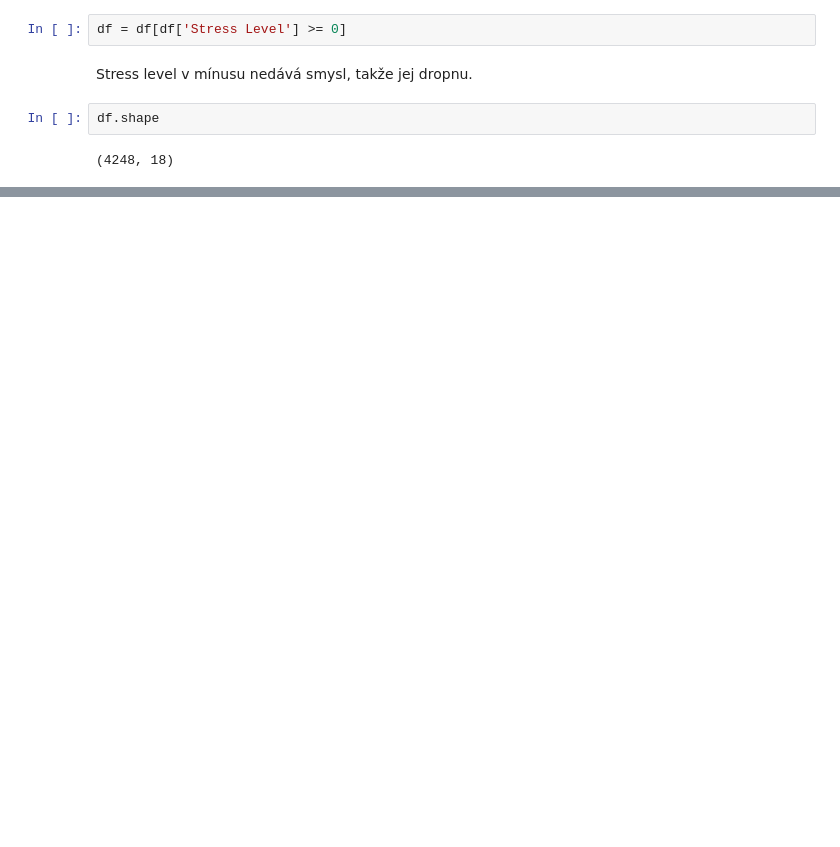
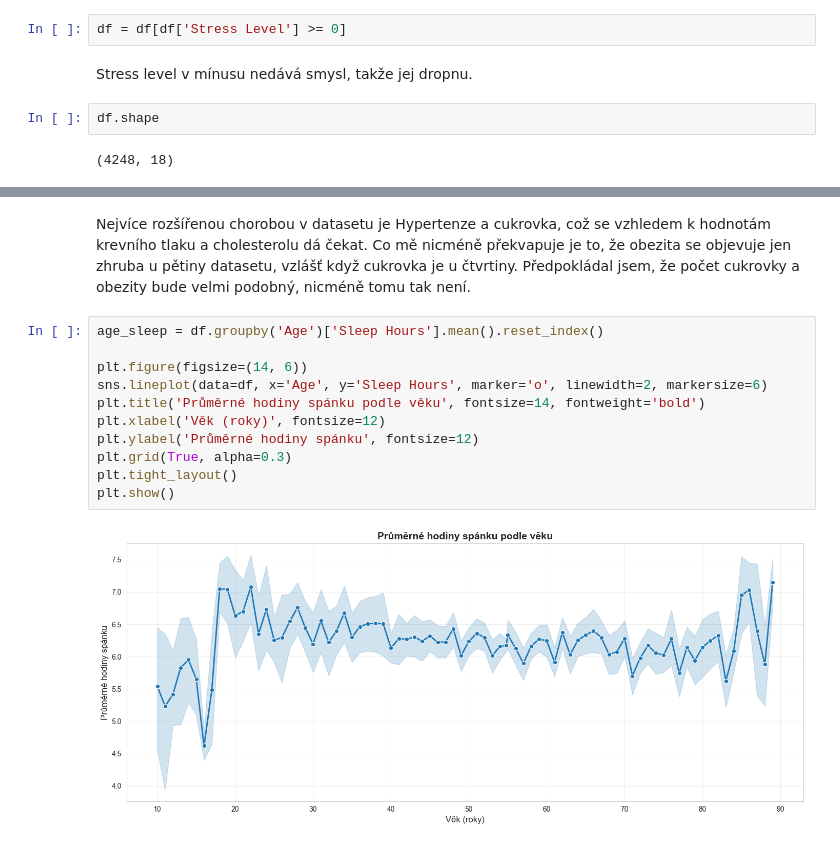
Before and after one commit to Ajraa/SU, a Jupyter notebook: project.ipynb, the cells around one changed output, grey strips where cells are left out. Drawn from its saved outputs; the diff is of its cells as text; blank space fills up the shorter version.

```diff
--- a/project.ipynb
+++ b/project.ipynb
@@ -192,0 +217,15 @@ df.shape
+# %% [markdown]
+Nejvíce rozšířenou chorobou v datasetu je Hypertenze a cukrovka, což se vzhledem k hodnotám krevního tlaku a cholesterolu dá čekat. Co mě nicméně překvapuje je to, že obezita se objevuje jen zhruba u pětiny datasetu, vzlášť když cukrovka je u čtvrtiny. Předpokládal jsem, že počet cukrovky a obezity bude velmi podobný, nicméně tomu tak není.
+# %%
+age_sleep = df.groupby('Age')['Sleep Hours'].mean().reset_index()
+
+plt.figure(figsize=(14, 6))
+sns.lineplot(data=df, x='Age', y='Sleep Hours', marker='o', linewidth=2, markersize=6)
+plt.title('Průměrné hodiny spánku podle věku', fontsize=14, fontweight='bold')
+plt.xlabel('Věk (roky)', fontsize=12)
+plt.ylabel('Průměrné hodiny spánku', fontsize=12)
+plt.grid(True, alpha=0.3)
+plt.tight_layout()
+plt.show()
+# %% [output]
+[figure, added]
```
Also changed, not shown: parts of 8 cells of this notebook.
